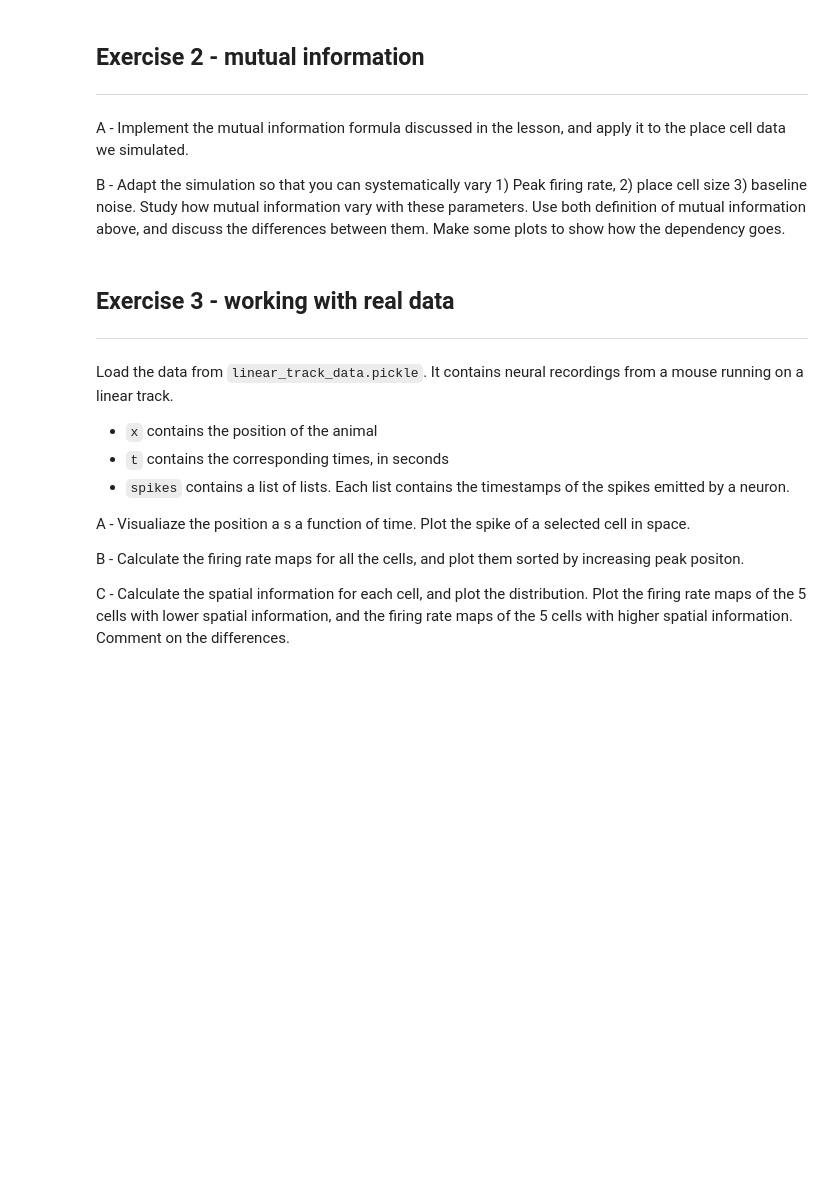
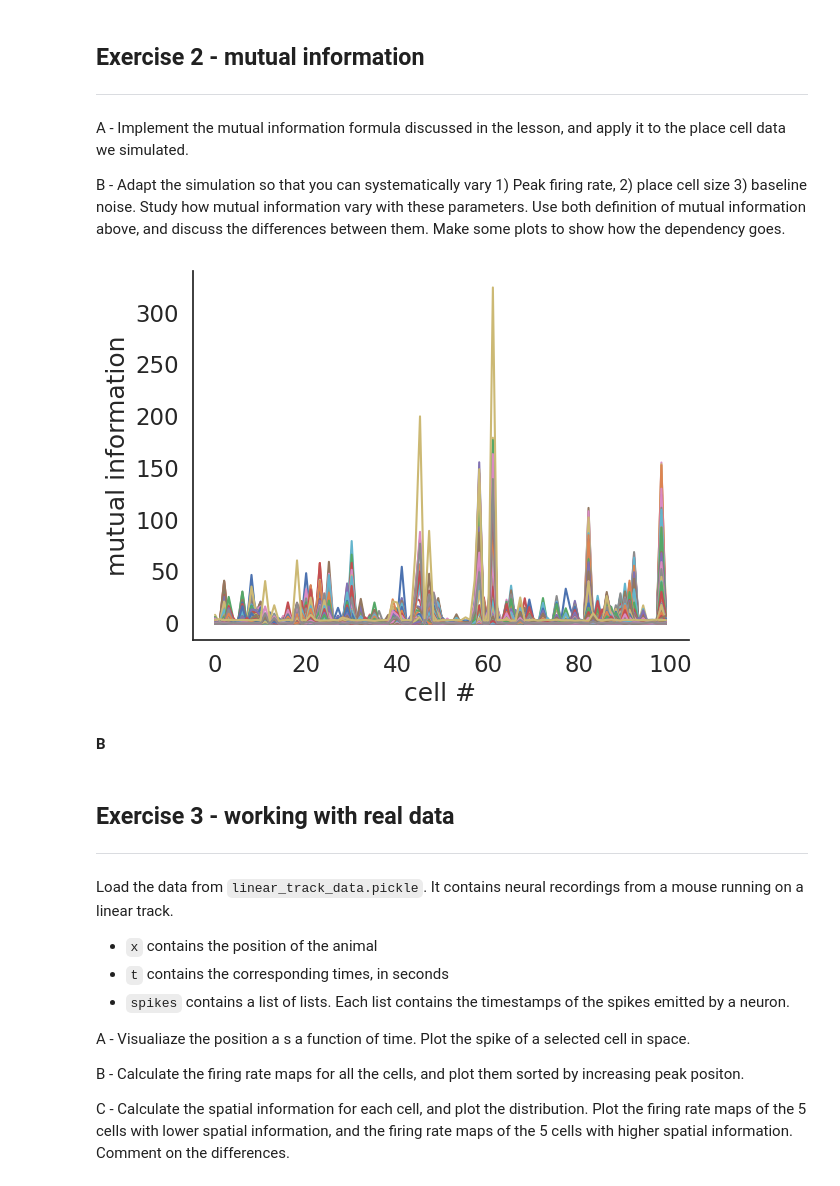
Before and after one commit to irenetiem/single-cell-analysis, a Jupyter notebook: 01-tuning-curves/exercises.ipynb, the cells around one changed output. Cells and saved outputs as stored; diff of their text form; code cells hidden in the pictures; blank space fills up the shorter version.

```diff
--- a/01-tuning-curves/exercises.ipynb
+++ b/01-tuning-curves/exercises.ipynb
@@ -460,3 +459,33 @@ A - Implement the mutual information formula discussed in the lesson, and apply
 
 B - Adapt the simulation so that you can systematically vary 1) Peak firing rate, 2) place cell size 3) baseline noise.
 Study how mutual information vary with these parameters. Use both definition of mutual information above, and discuss the differences between them. Make some plots to show how the dependency goes.
+# %%
+# A
+eps = 1e-15
+
+# calculate MI between firing of hippocampal cell and position (?)
+
+def mutual_information(cell, eps = 1e-15):
+
+  # for cell in range(n_cells):
+
+    lamb = average_firing_rate
+    lx = firing_rate_maps[cell]
+    pocc = occupancy
+
+    # calculate I
+    I = (lx * np.log2((lx+eps)/lamb*pocc)) # not summed? otherwise no sensible result
+
+    return I
+# %%
+cells = np.arange(0, n_cells)
+MI = mutual_information(cells)
+
+plt.plot(cells, MI)
+plt.xlabel('cell #')
+plt.ylabel('mutual information')
+plt.show()
+# %% [output]
+[figure, added]
+# %% [markdown]
+**B**
```
Also changed, not shown: parts of 15 cells of this notebook.
